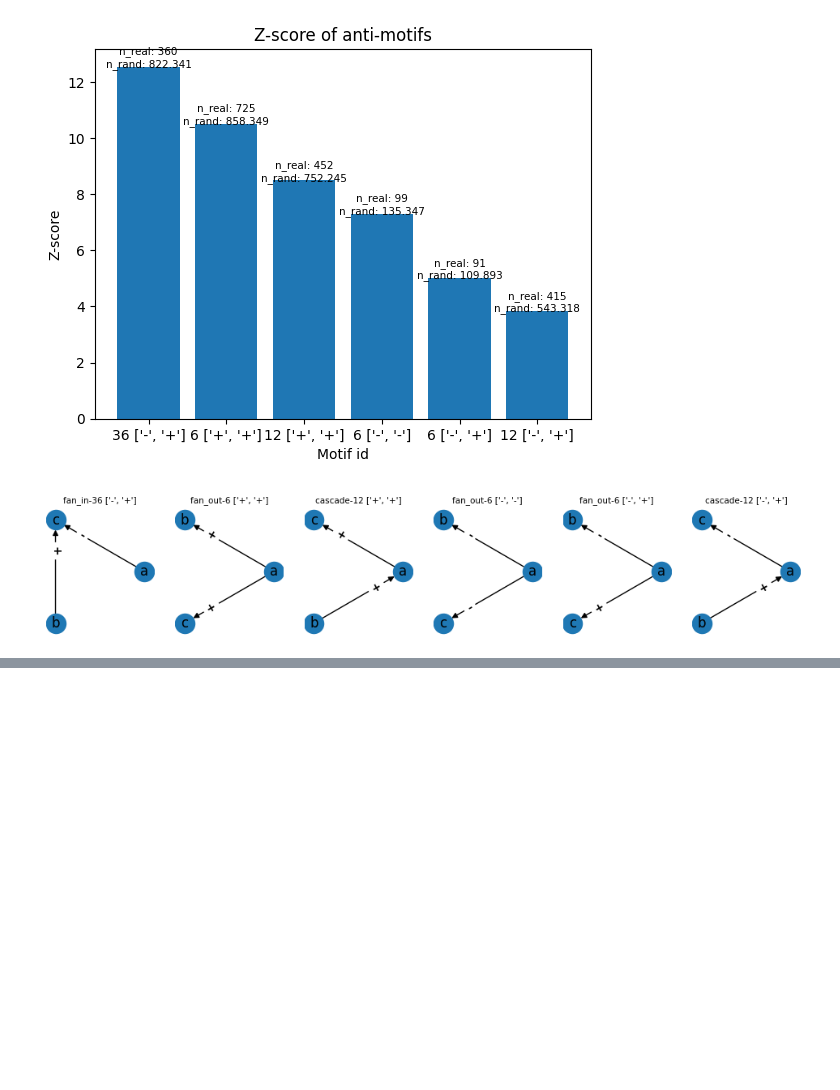
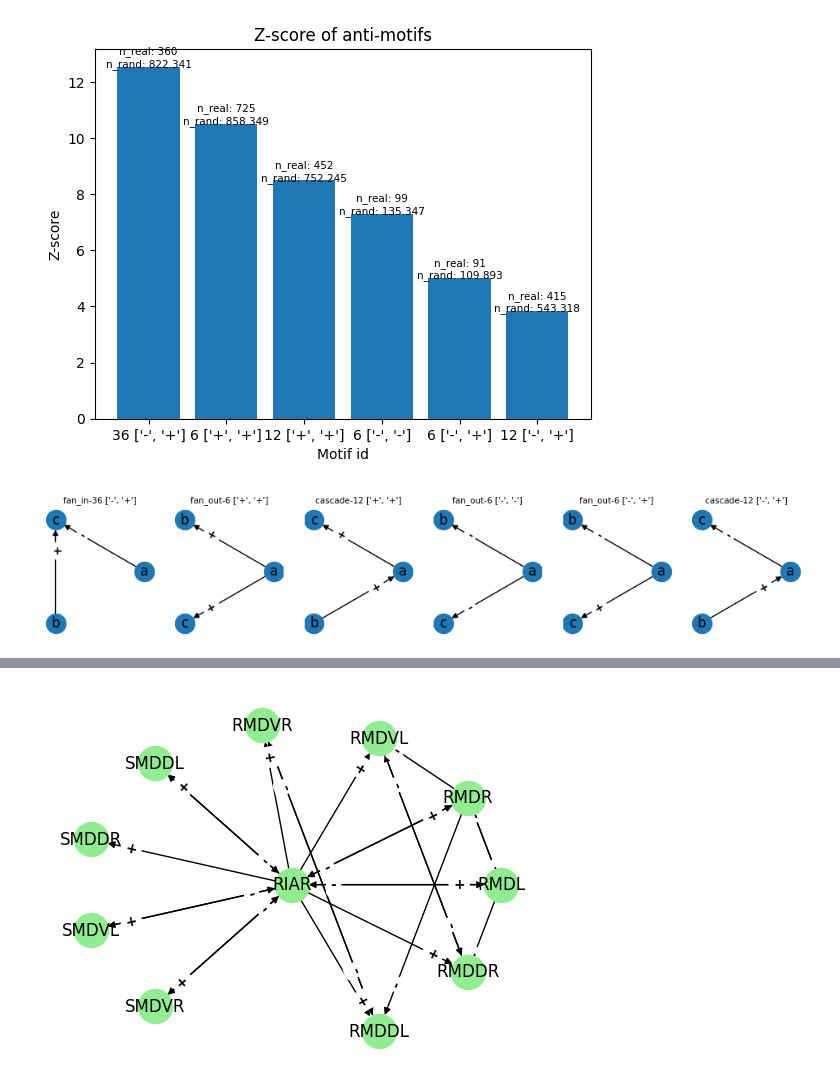
Before and after one commit to deangeckt/network_motifs, a Jupyter notebook: post_motif_analysis/motif_analysis.ipynb, the cells around one changed output, grey strips where cells are left out. Cells and saved outputs as stored; diff of their text form; code cells hidden in the pictures; blank space fills up the shorter version.

```diff
--- a/post_motif_analysis/motif_analysis.ipynb
+++ b/post_motif_analysis/motif_analysis.ipynb
@@ -213,0 +291,4 @@ plot_motif_roles(motifs[78].polarity_motifs[3])
+# %%
+draw_neighbors('RIAR')
+# %% [output]
+[figure, added]
```
Also changed, not shown: parts of 13 cells of this notebook, 1 other file.
